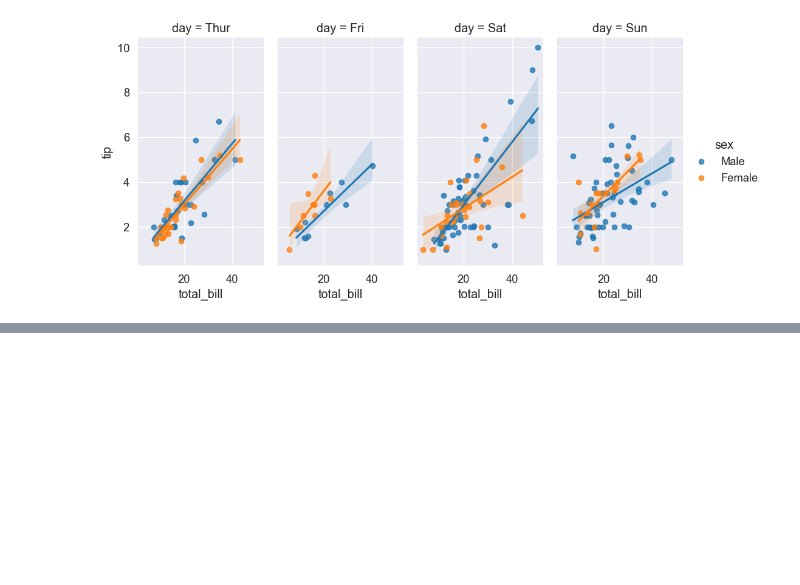
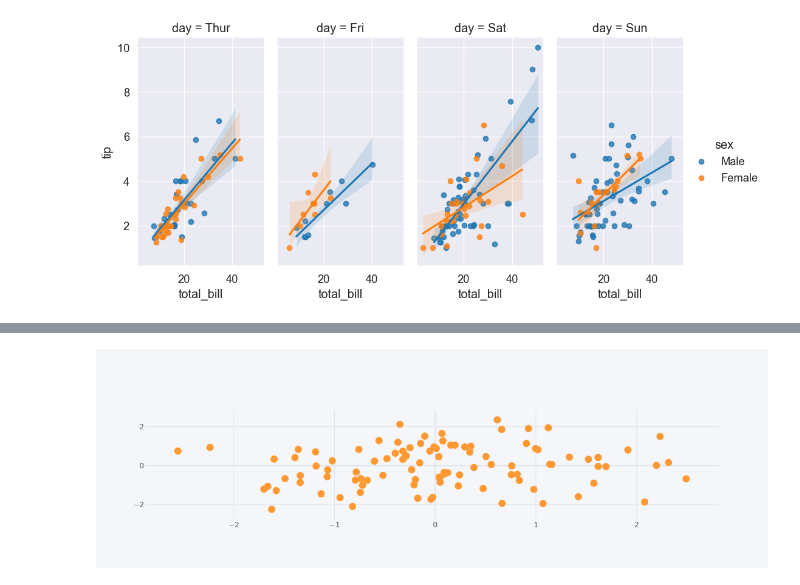
Before and after one commit to Apollo-Blaze/Basics-of-Data-Science, a Jupyter notebook: Visualization.ipynb, the cells around one changed output, grey strips where cells are left out. Saved outputs shown, nothing was run; the diff lists cells and outputs as text; code cells hidden in the pictures; blank space fills up the shorter version.

```diff
--- a/Visualization.ipynb
+++ b/Visualization.ipynb
@@ -340,0 +399,4 @@ sns.despine(left=False,right=False,top=False)
+# %%
+df.iplot(kind='scatter',x='A',y='B',mode='markers')
+# %% [output]
+[figure, added]
```
Also changed, not shown: parts of 22 cells of this notebook, 11 other files.
